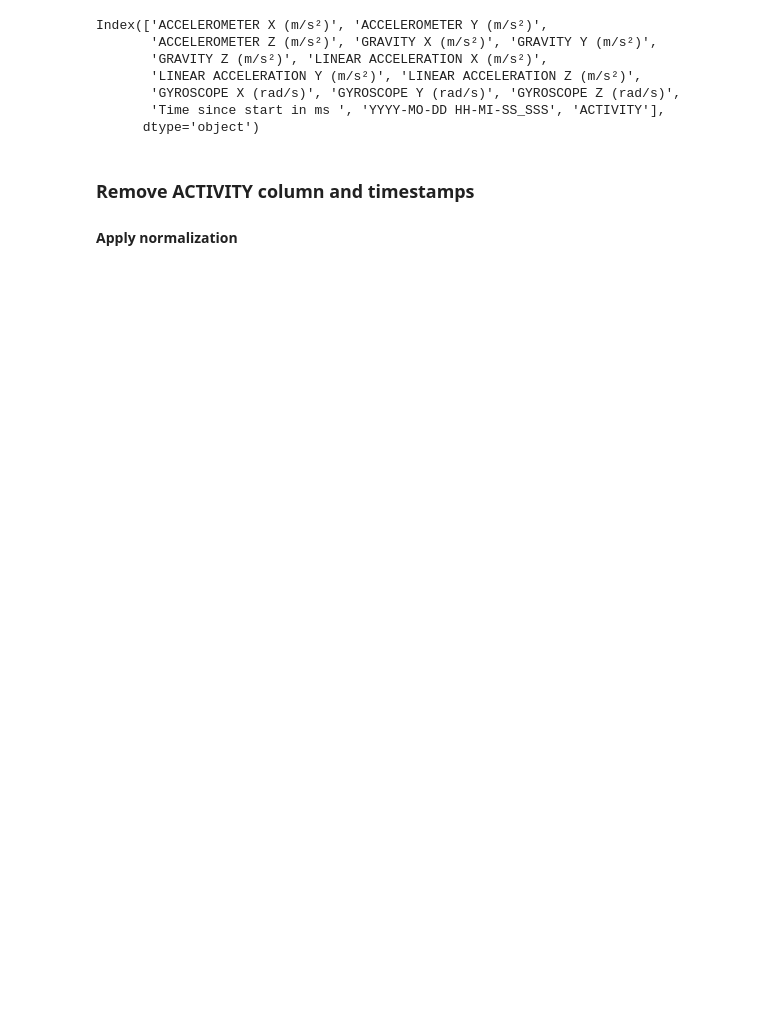
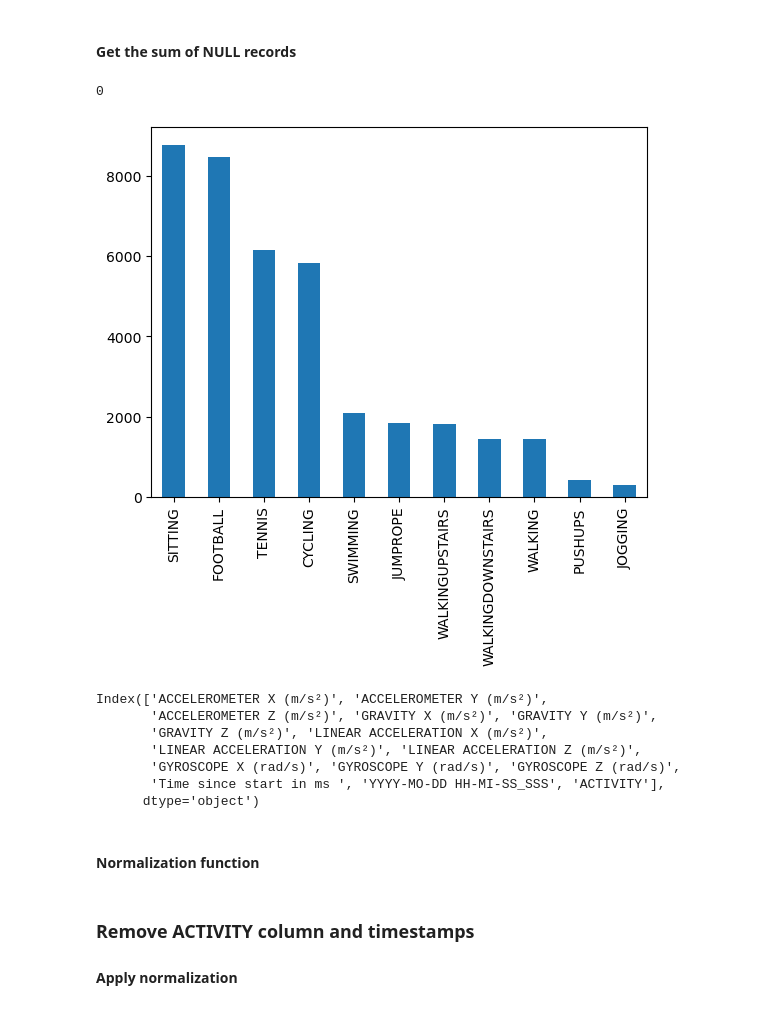
Before and after one commit to hdnsameera/CIS-7017, a Jupyter notebook: testCode.ipynb, the cells around one changed output. Drawn from its saved outputs; the diff is of its cells as text; code cells hidden in the pictures; blank space fills up the shorter version.

```diff
--- a/testCode.ipynb
+++ b/testCode.ipynb
@@ -189,3 +236,13 @@ df_All
+# %% [markdown]
+#### Get the sum of NULL records
+# %%
+df_All.isnull().values.sum()
+# %% [output]
+0
+# %%
+df_All.ACTIVITY.value_counts().plot(kind='bar');
+# %% [output]
+[figure, added]
 # %%
 df_All.columns
 # %% [output]
@@ -196,6 +253,8 @@ Index(['ACCELEROMETER X (m/s²)', 'ACCELEROMETER Y (m/s²)',
        'GYROSCOPE X (rad/s)', 'GYROSCOPE Y (rad/s)', 'GYROSCOPE Z (rad/s)',
        'Time since start in ms ', 'YYYY-MO-DD HH-MI-SS_SSS', 'ACTIVITY'],
       dtype='object')
+# %% [markdown]
+#### Normalization function
 # %%
 def fnMinMaxNormalize(x):
     return (x - min(x)) / (max(x) - min(x))
```
Also changed, not shown: parts of 53 cells of this notebook.
